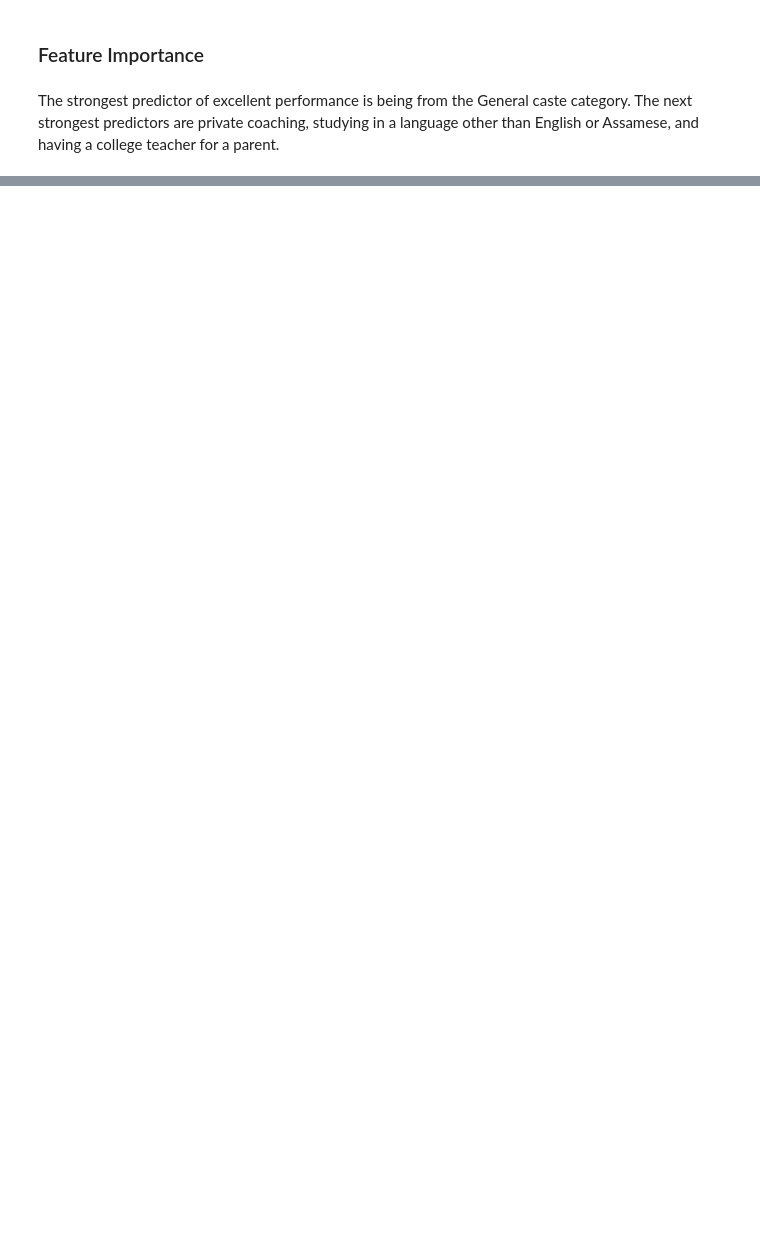
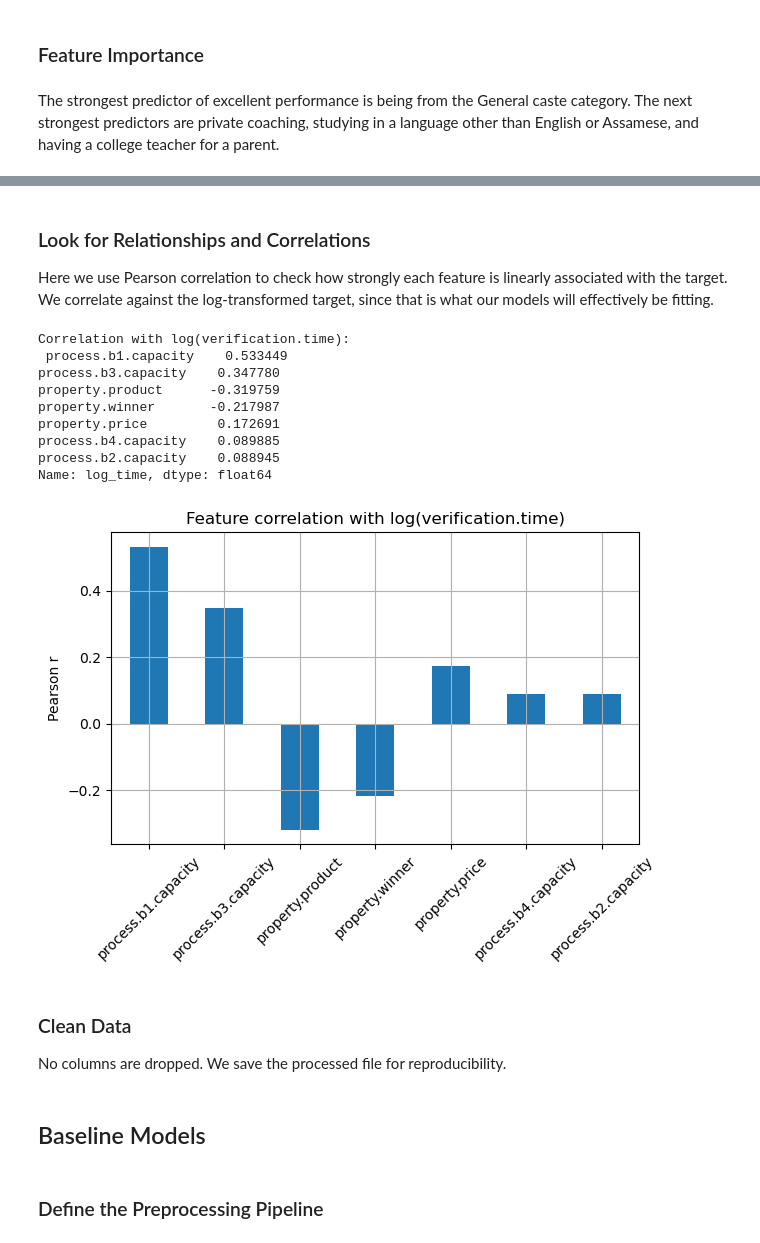
Before and after one commit to rayar93/ml-classification-regression-sklearn, a Jupyter notebook: notebooks/midtern_project.ipynb, the cells around one changed output, grey strips where cells are left out. Drawn from its saved outputs; the diff is of its cells as text; code cells hidden in the pictures; blank space fills up the shorter version.

```diff
--- a/notebooks/midtern_project.ipynb
+++ b/notebooks/midtern_project.ipynb
@@ -374,0 +525,31 @@ print("Model saved as final_model.joblib")
+# %% [markdown]
+### Look for Relationships and Correlations
+
+Here we use Pearson correlation to check how strongly each feature is linearly associated with the target. We correlate against the log-transformed target, since that is what our models will effectively be fitting.
+# %%
+df_reg_corr = df_reg.copy()
+df_reg_corr['log_time'] = np.log(df_reg['verification.time'])
+
+corr = df_reg_corr.corr()['log_time'].drop(['verification.time', 'log_time']).sort_values(key=abs, ascending=False)
+print('Correlation with log(verification.time): \n', corr, '\n')
+
+corr.plot.bar(rot=45, grid=True)
+plt.ylabel('Pearson r')
+plt.title('Feature correlation with log(verification.time)')
+plt.tight_layout()
+plt.show()
+# %% [output]
+Correlation with log(verification.time):
+ process.b1.capacity    0.533449
+process.b3.capacity    0.347780
+property.product      -0.319759
+property.winner       -0.217987
+property.price         0.172691
+process.b4.capacity    0.089885
+process.b2.capacity    0.088945
+Name: log_time, dtype: float64
+[figure, added]
+# %% [markdown]
+### Clean Data
+
+No columns are dropped. We save the processed file for reproducibility.
@@ -374,0 +558,4 @@ print("Model saved as final_model.joblib")
+# %% [markdown]
+## Baseline Models
+# %% [markdown]
+### Define the Preprocessing Pipeline
```
Also changed, not shown: parts of 45 cells of this notebook, 3 other files.
